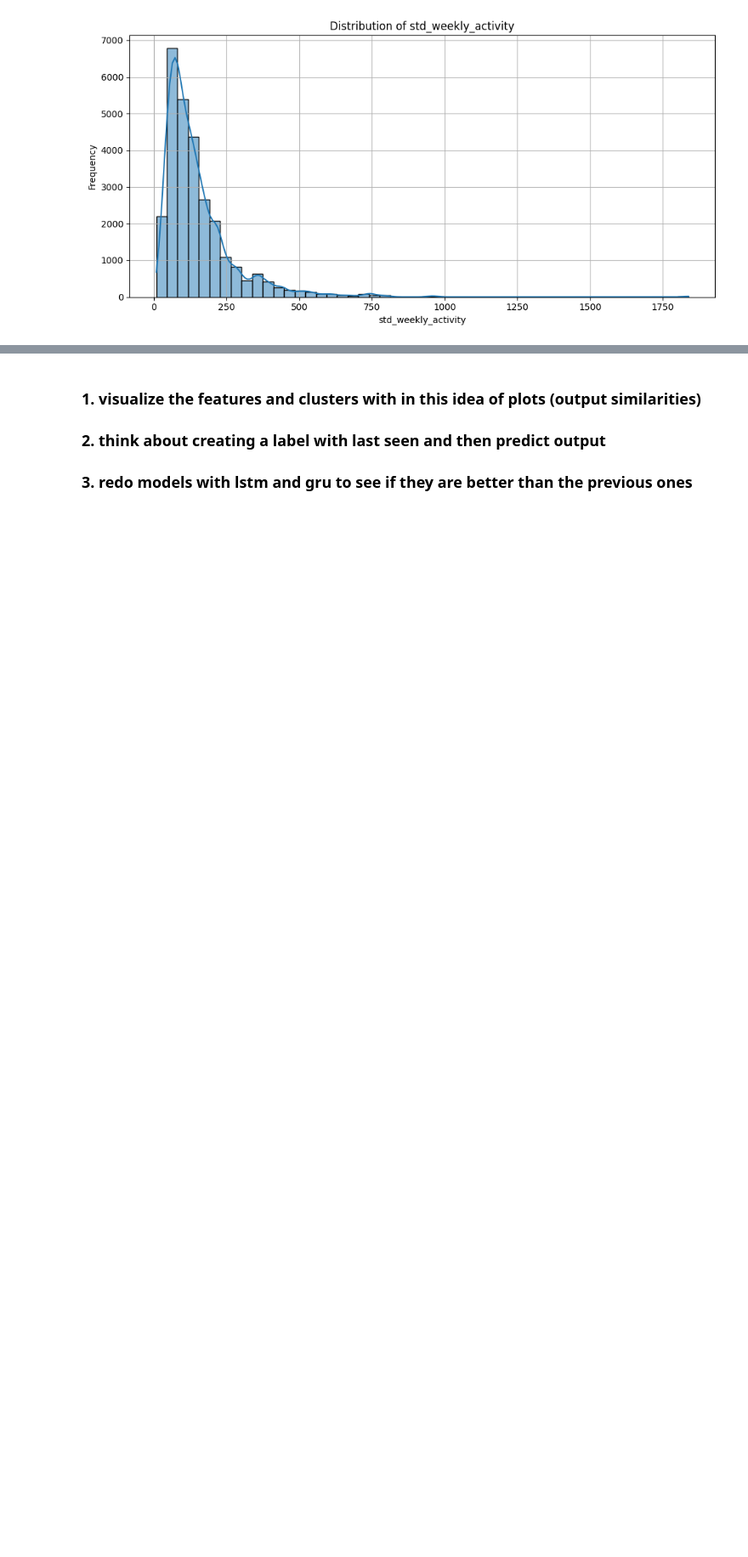
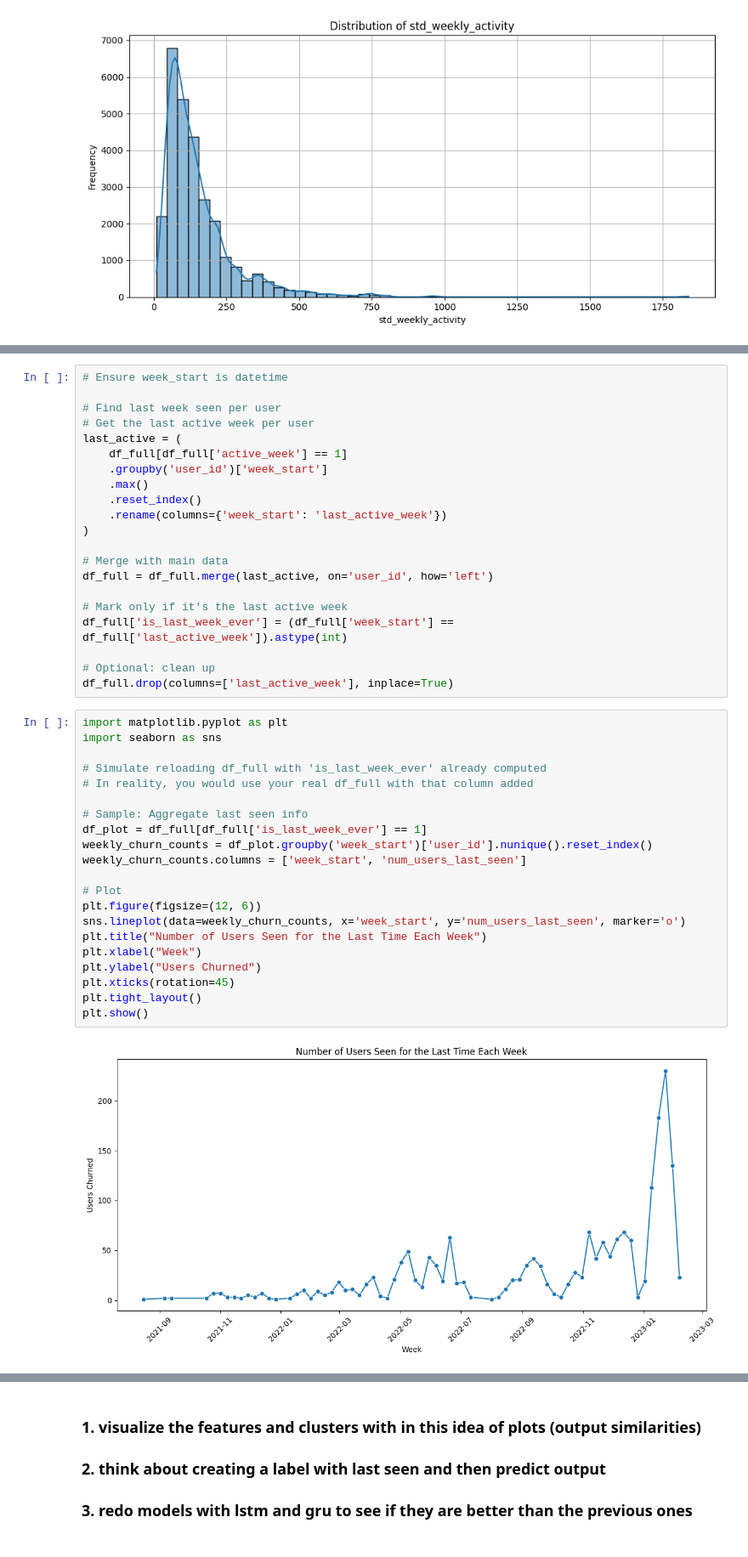
Before and after one commit to nino-gerb/project_mlbd2025, a Jupyter notebook: m6/m4_extension_mlvon.ipynb, the cells around one changed output, grey strips where cells are left out. Shown at 85% size. Cells and saved outputs as stored; diff of their text form; blank space fills up the shorter version.

```diff
--- a/m6/m4_extension_mlvon.ipynb
+++ b/m6/m4_extension_mlvon.ipynb
@@ -313,0 +375,44 @@ plt.tight_layout()
+# %%
+# Ensure week_start is datetime
+
+# Find last week seen per user
+# Get the last active week per user
+last_active = (
+    df_full[df_full['active_week'] == 1]
+    .groupby('user_id')['week_start']
+    .max()
+    .reset_index()
+    .rename(columns={'week_start': 'last_active_week'})
+)
+
+# Merge with main data
+df_full = df_full.merge(last_active, on='user_id', how='left')
+
+# Mark only if it's the last active week
+df_full['is_last_week_ever'] = (df_full['week_start'] == df_full['last_active_week']).astype(int)
+
+# Optional: clean up
+df_full.drop(columns=['last_active_week'], inplace=True)
+# %%
+import matplotlib.pyplot as plt
+import seaborn as sns
+
+# Simulate reloading df_full with 'is_last_week_ever' already computed
+# In reality, you would use your real df_full with that column added
+
+# Sample: Aggregate last seen info
+df_plot = df_full[df_full['is_last_week_ever'] == 1]
+weekly_churn_counts = df_plot.groupby('week_start')['user_id'].nunique().reset_index()
+weekly_churn_counts.columns = ['week_start', 'num_users_last_seen']
+
+# Plot
+plt.figure(figsize=(12, 6))
+sns.lineplot(data=weekly_churn_counts, x='week_start', y='num_users_last_seen', marker='o')
+plt.title("Number of Users Seen for the Last Time Each Week")
+plt.xlabel("Week")
+plt.ylabel("Users Churned")
+plt.xticks(rotation=45)
+plt.tight_layout()
+plt.show()
+# %% [output]
+[figure, added]
```
Also changed, not shown: parts of 56 cells of this notebook.
